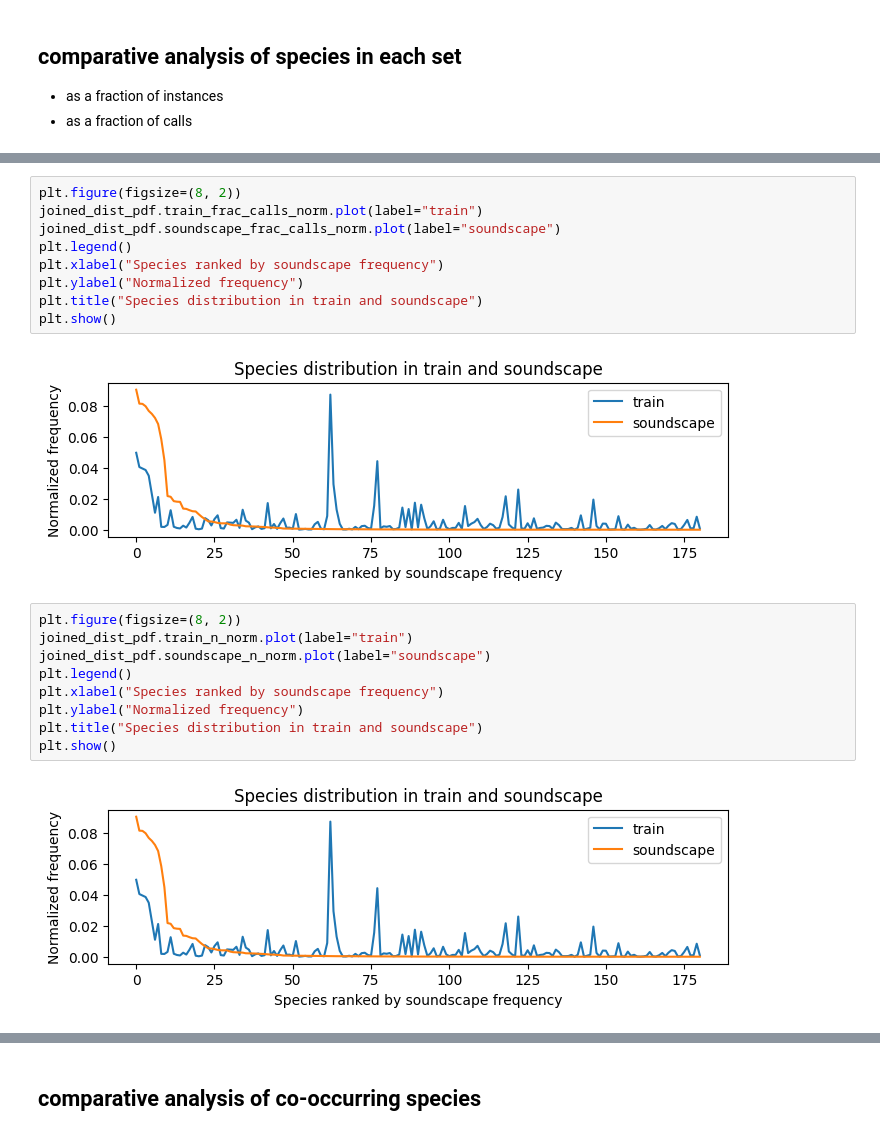
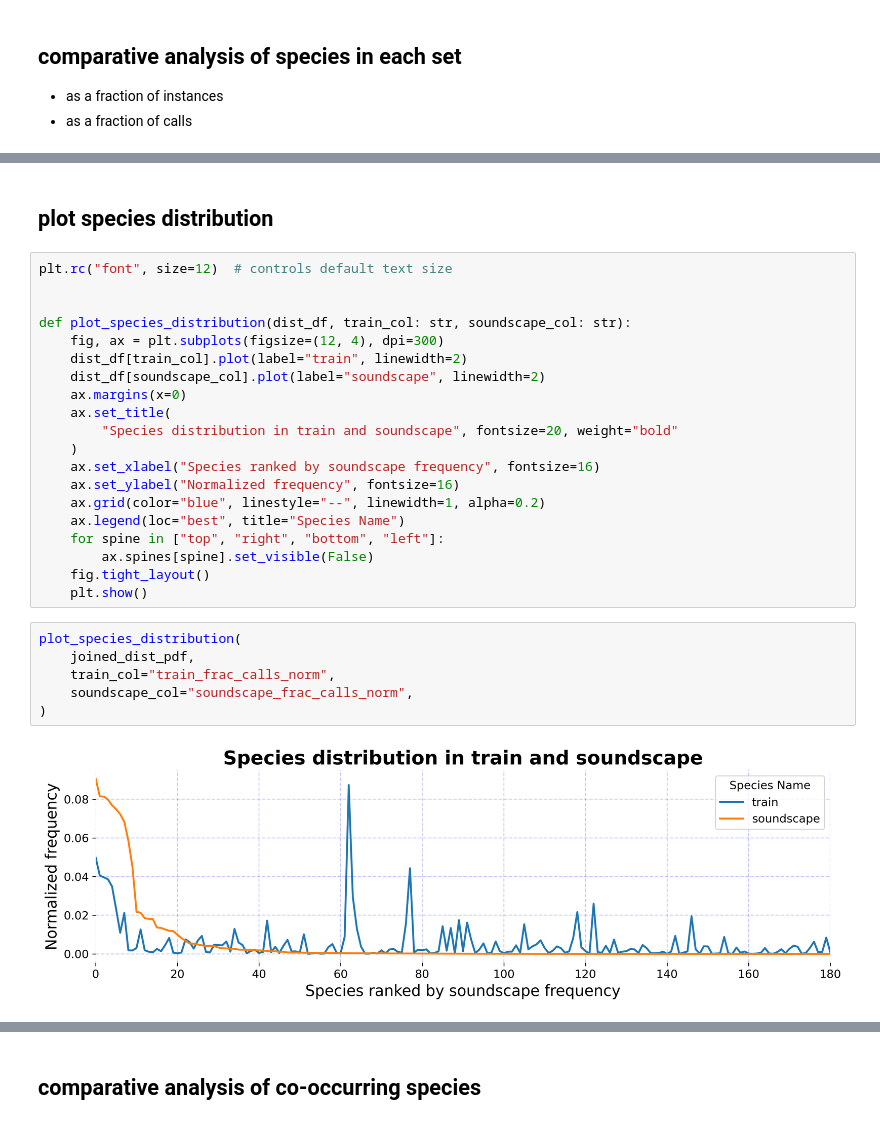
Before and after one commit to dsgt-kaggle-clef/birdclef-2024, a Jupyter notebook: notebooks/modeling/2024-06-17-acm-frequent-pattern.ipynb, the cells around one changed output, grey strips where cells are left out. Cells and saved outputs as stored; diff of their text form.

Commit message:
updated species distribution plots

```diff
--- a/notebooks/modeling/2024-06-17-acm-frequent-pattern.ipynb
+++ b/notebooks/modeling/2024-06-17-acm-frequent-pattern.ipynb
@@ -269,22 +269,30 @@ only showing top 10 rows
-# %%
-plt.figure(figsize=(8, 2))
-joined_dist_pdf.train_frac_calls_norm.plot(label="train")
-joined_dist_pdf.soundscape_frac_calls_norm.plot(label="soundscape")
-plt.legend()
-plt.xlabel("Species ranked by soundscape frequency")
-plt.ylabel("Normalized frequency")
-plt.title("Species distribution in train and soundscape")
-plt.show()
-# %% [output]
-[figure, removed]
-# %%
-plt.figure(figsize=(8, 2))
-joined_dist_pdf.train_n_norm.plot(label="train")
-joined_dist_pdf.soundscape_n_norm.plot(label="soundscape")
-plt.legend()
-plt.xlabel("Species ranked by soundscape frequency")
-plt.ylabel("Normalized frequency")
-plt.title("Species distribution in train and soundscape")
-plt.show()
-# %% [output]
-[figure, removed]
+# %% [markdown]
+## plot species distribution
+# %%
+plt.rc("font", size=12)  # controls default text size
+
+
+def plot_species_distribution(dist_df, train_col: str, soundscape_col: str):
+    fig, ax = plt.subplots(figsize=(12, 4), dpi=300)
+    dist_df[train_col].plot(label="train", linewidth=2)
+    dist_df[soundscape_col].plot(label="soundscape", linewidth=2)
+    ax.margins(x=0)
+    ax.set_title(
+        "Species distribution in train and soundscape", fontsize=20, weight="bold"
+    )
+    ax.set_xlabel("Species ranked by soundscape frequency", fontsize=16)
+    ax.set_ylabel("Normalized frequency", fontsize=16)
+    ax.grid(color="blue", linestyle="--", linewidth=1, alpha=0.2)
+    ax.legend(loc="best", title="Species Name")
+    for spine in ["top", "right", "bottom", "left"]:
+        ax.spines[spine].set_visible(False)
+    fig.tight_layout()
+    plt.show()
+# %%
+plot_species_distribution(
+    joined_dist_pdf,
+    train_col="train_frac_calls_norm",
+    soundscape_col="soundscape_frac_calls_norm",
+)
+# %% [output]
+[figure, added]
```
Also changed, not shown: parts of 26 cells of this notebook.
